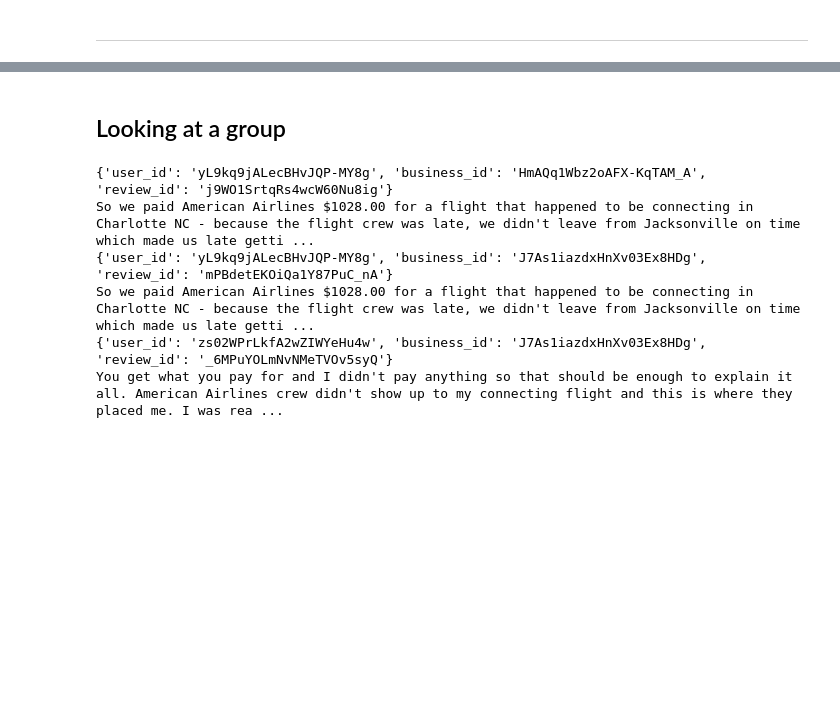
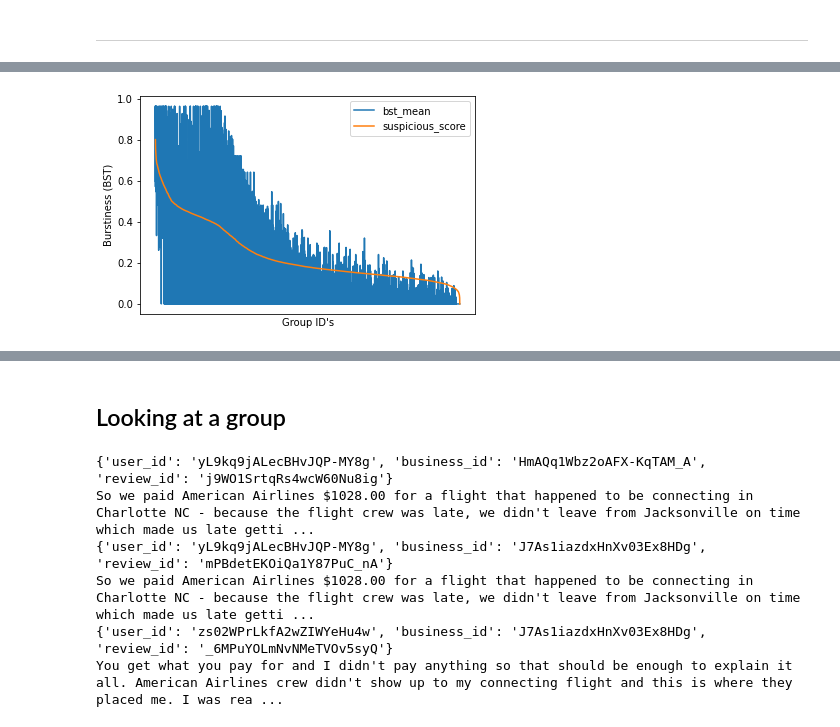
Before and after one commit to nvbogu/spam_detection, a Jupyter notebook: code/suspicious_score.ipynb, the cells around one changed output, grey strips where cells are left out. Drawn from its saved outputs; the diff is of its cells as text; code cells hidden in the pictures; blank space fills up the shorter version.

```diff
--- a/code/suspicious_score.ipynb
+++ b/code/suspicious_score.ipynb
@@ -234,0 +246,9 @@ df_group_features[['group_len']].plot(kind='line', figsize=(10,4), title='group_
+# %%
+ax = df_group_features[['bst_mean', 'suspicious_score']].plot(kind='line')
+ax.set_ylabel("Burstiness (BST)")
+ax.set_xlabel("Group ID's")
+x_axis = ax.xaxis
+a = x_axis.set_ticklabels([])
+a = x_axis.set_ticks([])
+# %% [output]
+[figure, added]
```
Also changed, not shown: parts of 40 cells of this notebook, 27 other files.
